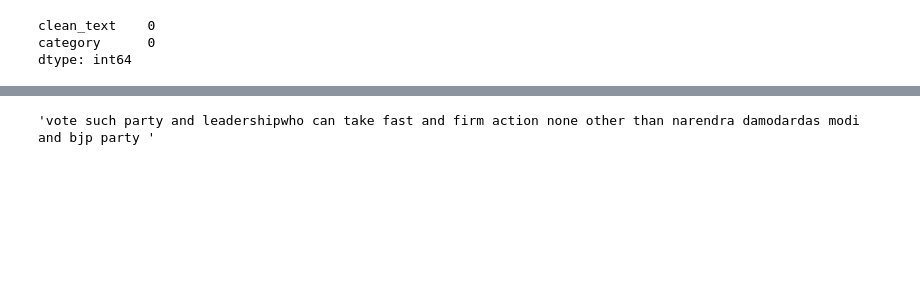
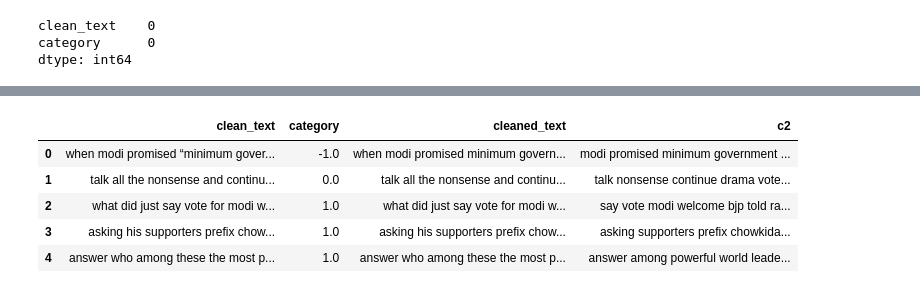
Before and after one commit to dr-a-r/Sentiment-Analysis-NLP, a Jupyter notebook: sentiment analysis.ipynb, the cells around one changed output, grey strips where cells are left out. Cells and saved outputs as stored; diff of their text form; code cells hidden in the pictures; blank space fills up the shorter version.

```diff
--- a/sentiment analysis.ipynb
+++ b/sentiment analysis.ipynb
@@ -88,4 +92,24 @@ Name: clean_text, Length: 162969, dtype: object
-# %%
-X[15]
-# %% [output]
-'vote such party and leadershipwho can take fast and firm action none other than narendra damodardas modi and bjp party '
+# %%
+# removing numbers and special characters
+df['cleaned_text'] = df['clean_text'].str.replace('[^a-zA-Z\s]','',regex=True)
+
+from nltk.corpus import stopwords
+
+stop_words = stopwords.words('english')
+
+def remove_stopwords(sentence):
+    sentence = sentence.lower()
+    words = sentence.split()
+    fil_words = [word for word in words if word not in stop_words]
+    new_sentence = ' '.join(fil_words)
+    return new_sentence
+
+df['c2'] = df['cleaned_text'].apply(remove_stopwords)
+df.head()
+# %% [output]
+|  | clean_text | category | cleaned_text | c2 |
+| 0 | when modi promised “minimum gover... | -1.0 | when modi promised minimum govern... | modi promised minimum government ... |
+| 1 | talk all the nonsense and continu... | 0.0 | talk all the nonsense and continu... | talk nonsense continue drama vote... |
+| 2 | what did just say vote for modi w... | 1.0 | what did just say vote for modi w... | say vote modi welcome bjp told ra... |
+| 3 | asking his supporters prefix chow... | 1.0 | asking his supporters prefix chow... | asking supporters prefix chowkida... |
+| 4 | answer who among these the most p... | 1.0 | answer who among these the most p... | answer among powerful world leade... |
```
Also changed, not shown: parts of 11 cells of this notebook.
